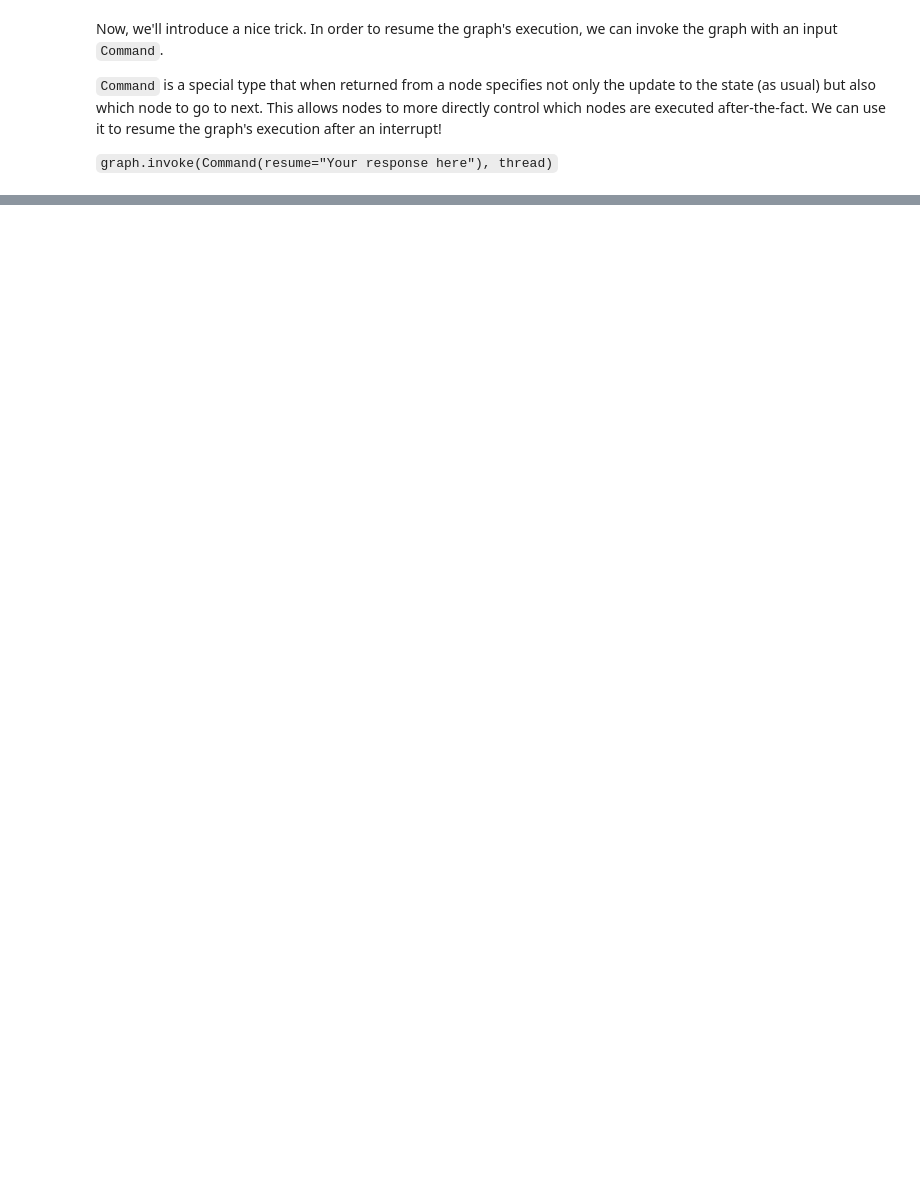
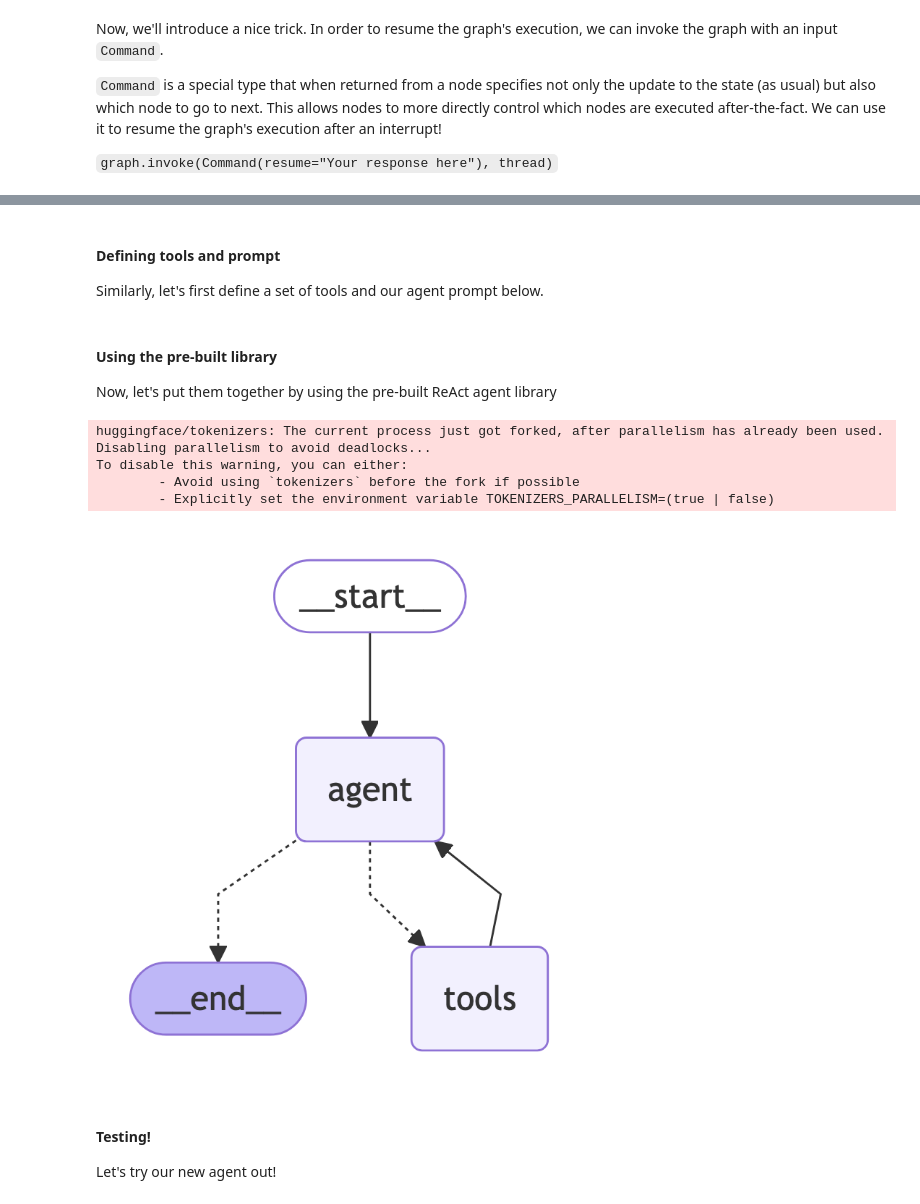
Before and after one commit to mongodb-developer/genai-devday-notebooks-langchain, a Jupyter notebook: notebooks/langgraph_basics.ipynb, the cells around one changed output, grey strips where cells are left out. Cells and saved outputs as stored; diff of their text form; code cells hidden in the pictures; blank space fills up the shorter version.

```diff
--- a/notebooks/langgraph_basics.ipynb
+++ b/notebooks/langgraph_basics.ipynb
@@ -858 +682,8 @@ visualize_graph(graph)
+# %%
+from langgraph.checkpoint.mongodb import MongoDBSaver
+
+# Initialize a MongoDB checkpointer
+mongodb_saver = MongoDBSaver(mongodb_client)
+
+graph = graph_builder.compile(checkpointer=mongodb_saver)
 # %% [markdown]
@@ -988,0 +959,3 @@ We quickly added a human in the loop to our graph using `interrupt()` and `Comma
+# %% [markdown]
+#### Defining tools and prompt
+Similarly, let's first define a set of tools and our agent prompt below.
@@ -988,0 +1024,47 @@ We quickly added a human in the loop to our graph using `interrupt()` and `Comma
+# %%
+mongodb_subagent_prompt = """
+    You are a subagent among a team of assistants. You are specialized in retrieving and interpreting MongoDB metadata and structural information. You are routed for questions specifically related to MongoDB server info, database exploration, and collection listings — only respond to those.
+
+    You have access to three tools. These tools enable you to inspect the structure and capabilities of the connected MongoDB instance. Here are the tools:
+    - get_mongodb_server_info: This tool retrieves server-level information such as version, storage engines, and system details.
+    - list_all_mongodb_databases: This tool lists all available databases in the MongoDB instance.
+    - list_collections_in_database: This tool retrieves both the list of collections and database statistics for a specified database.
+
+    If the information is not available or an error occurs, inform the user clearly and ask if they would like to try a different query or database.
+
+    CORE RESPONSIBILITIES:
+    - Retrieve and summarize MongoDB server information for diagnostic or overview purposes
+    - Help users explore available databases and their internal structure (collections and stats)
+    - Combine data from multiple sources to provide a clear view of how MongoDB is organized
+    - Always maintain a professional, informative, and helpful tone
+    - You always need to provide a summary of the information you have retrieved.
+
+    You may have additional context that you should use to help answer the user's query. It will be provided to you below:
+"""
+# %% [markdown]
+#### Using the pre-built library
+Now, let's put them together by using the pre-built ReAct agent library
+# %%
+from langgraph.prebuilt import create_react_agent
+
+# Define the subagent
+mongodb_server_subagent = create_react_agent(
+    llm,
+    tools=mongodb_tools,
+    name="mongodb_server_subagent",
+    prompt=mongodb_subagent_prompt,
+    state_schema=State,
+    checkpointer=mongodb_saver,
+)
+
+# Visualize the graph
+visualize_graph(mongodb_server_subagent)
+# %% [output]
+huggingface/tokenizers: The current process just got forked, after parallelism has already been used. Disabling parallelism to avoid deadlocks...
+To disable this warning, you can either:
+        - Avoid using `tokenizers` before the fork if possible
+        - Explicitly set the environment variable TOKENIZERS_PARALLELISM=(true | false)
+[figure, added]
+# %% [markdown]
+#### Testing!
+Let's try our new agent out!
```
Also changed, not shown: parts of 91 cells of this notebook, 13 other files.
